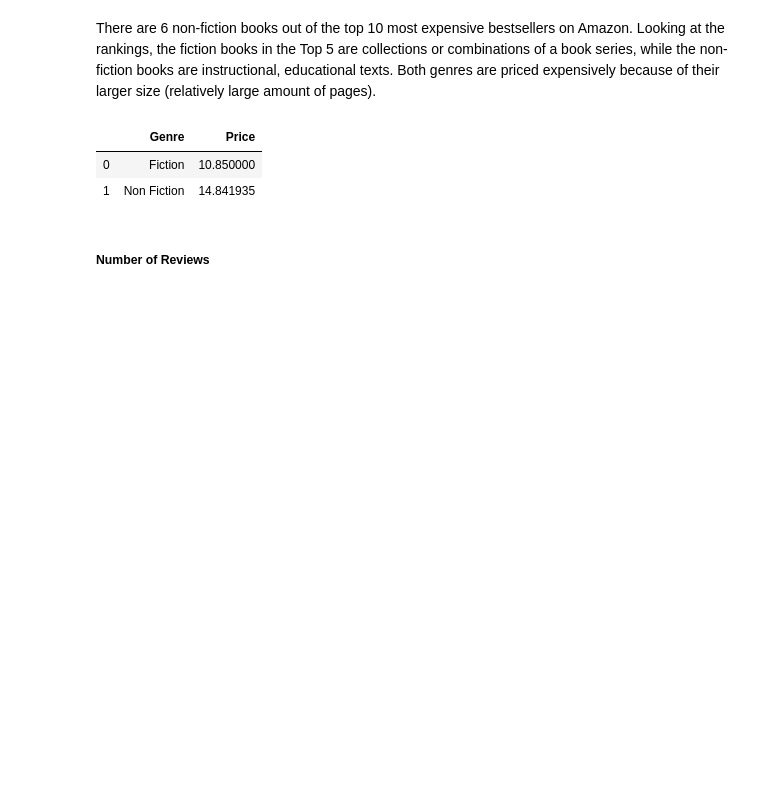
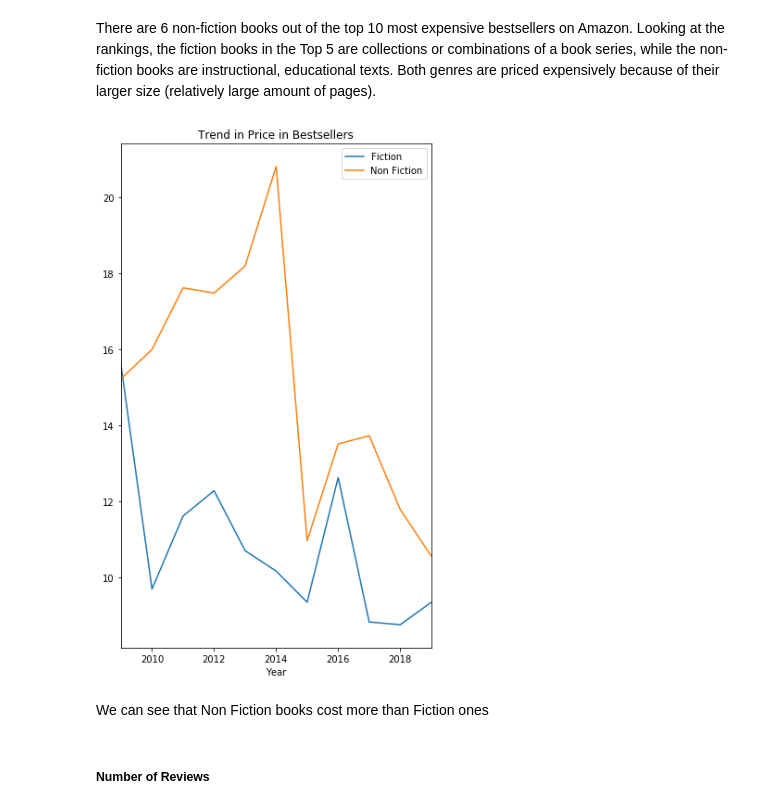
Before and after one commit to AnuinChicago/Amazon_top50_books, a Jupyter notebook: Amazon.ipynb, the cells around one changed output. Saved outputs shown, nothing was run; the diff lists cells and outputs as text; code cells hidden in the pictures; blank space fills up the shorter version.

```diff
--- a/Amazon.ipynb
+++ b/Amazon.ipynb
@@ -116,12 +152,15 @@ df.groupby(['Name', 'Author', 'Genre'], as_index=False)['Price'].mean().sort_val
 | 282 | The Official SAT Study Guide, 201... | The College Board | Non Fiction | 36.0 |
 # %% [markdown]
 There are 6 non-fiction books out of the top 10 most expensive bestsellers on Amazon. Looking at the rankings, the fiction books in the Top 5 are collections or combinations of a book series, while the non-fiction books are instructional, educational texts. Both genres are priced expensively because of their larger size (relatively large amount of pages).
-# %%
-df.groupby(['Genre'], as_index=False)['Price'].mean()
-# %% [output]
-|  | Genre | Price |
-| 0 | Fiction | 10.850000 |
-| 1 | Non Fiction | 14.841935 |
+# %%
+df_price =df.groupby(['Year','Genre'])['Price'].mean().unstack()
+df_price.plot(kind='line', title = 'Trend in Price in Bestsellers', figsize=(6,10))
+plt.legend()
+plt.show()
+# %% [output]
+[figure, added]
+# %% [markdown]
+We can see that Non Fiction books cost more than Fiction ones
 # %% [markdown]
 ##### Number of Reviews
 # %%
```
Also changed, not shown: parts of 17 cells of this notebook, 1 other file.
